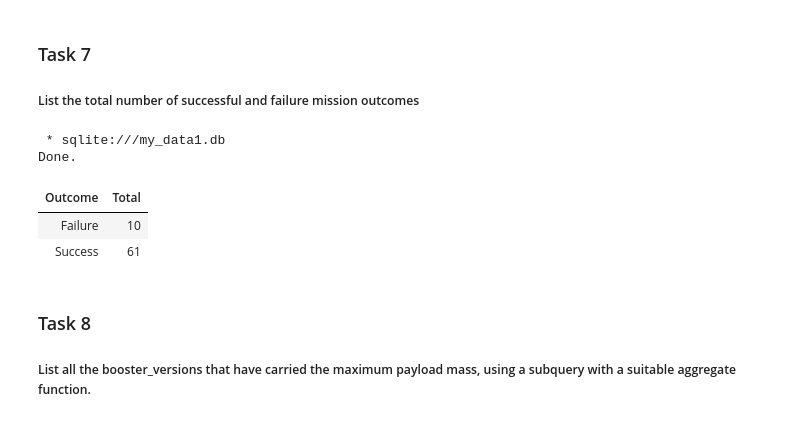
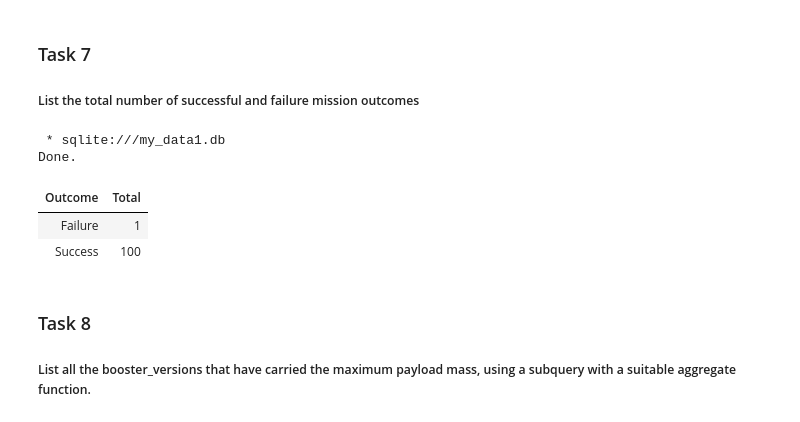
Before and after one commit to pomopa/Data-Science-Capstone-IBM-Certificate, a Jupyter notebook: 2 - Exploratory Data Analysis (EDA)/Lab04-jupyter-labs-eda-sql-coursera_sqllite.ipynb, the cells around one changed output. Cells and saved outputs as stored; diff of their text form; code cells hidden in the pictures.

Commit message:
Lab04 has been modified to correctly find mission outcomes

```diff
--- a/2 - Exploratory Data Analysis (EDA)/Lab04-jupyter-labs-eda-sql-coursera_sqllite.ipynb
+++ b/2 - Exploratory Data Analysis (EDA)/Lab04-jupyter-labs-eda-sql-coursera_sqllite.ipynb
@@ -279,19 +279,19 @@ Done.
 # %%
 %%sql SELECT
         CASE
-            WHEN Landing_Outcome LIKE 'Success%' THEN 'Success'
-            WHEN Landing_Outcome LIKE 'Failure%' THEN 'Failure'
+            WHEN Mission_Outcome LIKE 'Success%' THEN 'Success'
+            WHEN Mission_Outcome LIKE 'Failure%' THEN 'Failure'
         END AS Outcome,
         COUNT(*) AS Total
     FROM SPACEXTABLE
-    WHERE Landing_Outcome LIKE 'Success%' OR Landing_Outcome LIKE 'Failure%'
+    WHERE Mission_Outcome LIKE 'Success%' OR Mission_Outcome LIKE 'Failure%'
     GROUP BY Outcome;
 # %% [output]
  * sqlite:///my_data1.db
 Done.
 | Outcome | Total |
-| Failure | 10 |
-| Success | 61 |
+| Failure | 1 |
+| Success | 100 |
 # %% [markdown]
 ### Task 8
 
```
